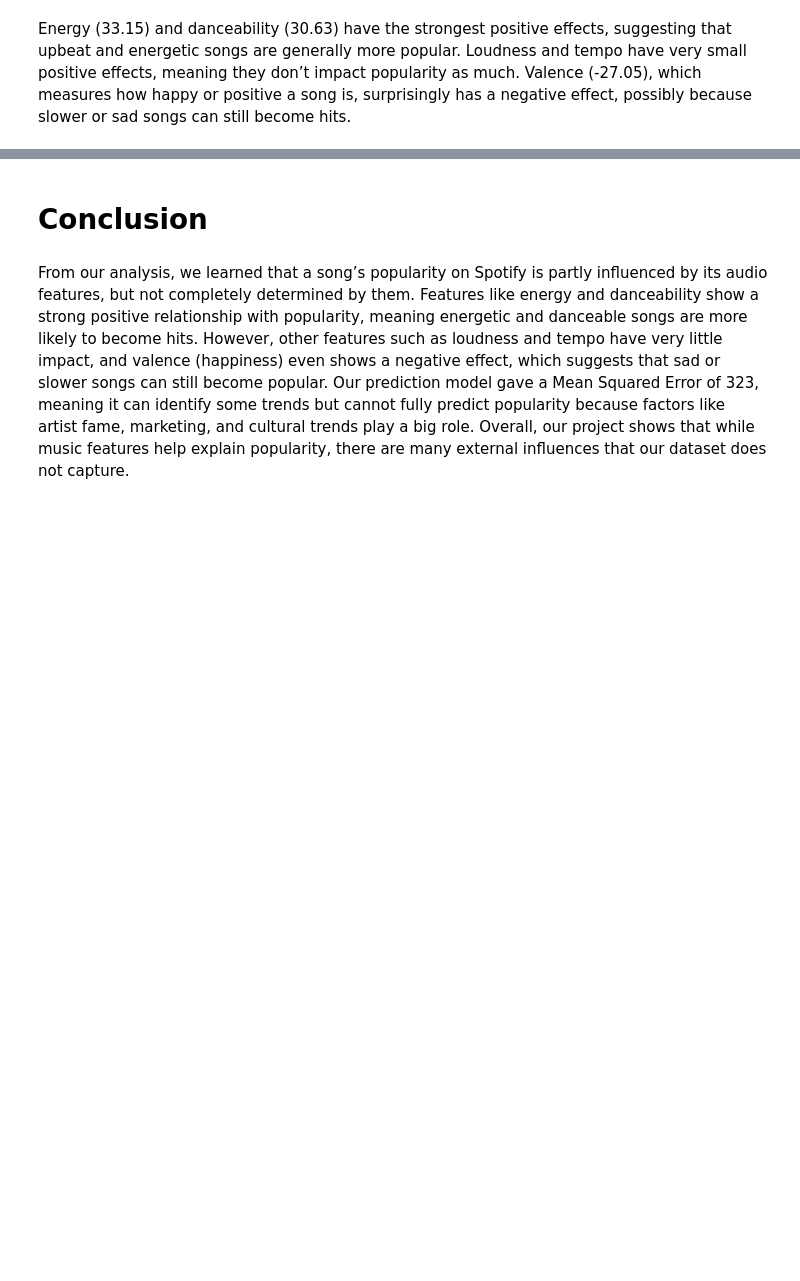
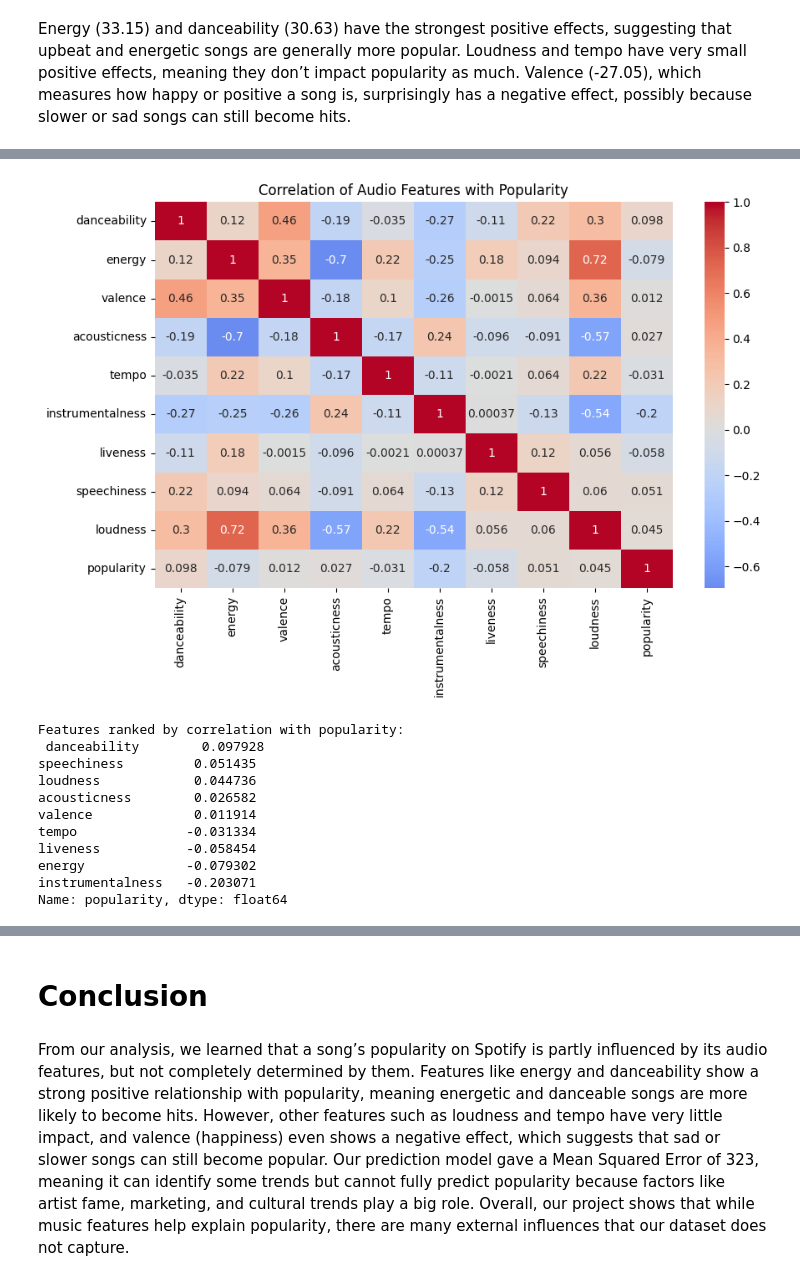
Before and after one commit to mohsayegh/spotify-data-analysis, a Jupyter notebook: spotify_project.ipynb, the cells around one changed output, grey strips where cells are left out. Cells and saved outputs as stored; diff of their text form; code cells hidden in the pictures; blank space fills up the shorter version.

Commit message:
Added Audio Features vs Popularity analysis

```diff
--- a/spotify_project.ipynb
+++ b/spotify_project.ipynb
@@ -175,28 +154,0 @@ We then create a new `genres` column for each artist and simplify it to a single
-# %%
-def get_genres_for_artist(artist_name):
-    try:
-        # Clean artist name
-        if "[" in artist_name or "," in artist_name:
-            artist_name = artist_name.split(",")[0].replace("[", "").replace("]", "").strip()
-
-        # Search Spotify for the artist (flexible search)
-        result = sp.search(q=artist_name, type="artist", limit=5)
-
-        if result['artists']['items']:
-            # Pick the artist with the highest popularity
-            best_match = max(result['artists']['items'], key=lambda a: a['popularity'])
-            return best_match['genres']
-        return []
-    except Exception as e:
-        print(f"Error with artist {artist_name}: {e}")
-        return []
-
-
-# Add genres column
-data['genres'] = data['artists'].apply(lambda x: get_genres_for_artist(x))
-
-# Keep only the first genre as the main genre
-data['main_genre'] = data['genres'].apply(lambda x: x[0] if x else "Unknown")
-
-# Preview the new columns
-data[['artists', 'main_genre']].head(10)
@@ -204,0 +171,30 @@ get_genres_for_artist("Drake")
+# %%
+# Choose only columns that exist in the dataset
+features = ['danceability', 'energy', 'valence', 'acousticness',
+            'tempo', 'instrumentalness', 'liveness', 'speechiness', 'loudness']
+
+# Create correlation matrix including popularity
+corr = data[features + ['popularity']].corr()
+
+# Plot heatmap to visualize correlations
+plt.figure(figsize=(10,6))
+sns.heatmap(corr, annot=True, cmap='coolwarm', center=0)
+plt.title("Correlation of Audio Features with Popularity")
+plt.show()
+
+# Print features sorted by how strongly they correlate with popularity
+pop_corr = corr['popularity'].drop('popularity').sort_values(ascending=False)
+print("Features ranked by correlation with popularity:\n", pop_corr)
+# %% [output]
+[figure, added]
+Features ranked by correlation with popularity:
+ danceability        0.097928
+speechiness         0.051435
+loudness            0.044736
+acousticness        0.026582
+valence             0.011914
+tempo              -0.031334
+liveness           -0.058454
+energy             -0.079302
+instrumentalness   -0.203071
+Name: popularity, dtype: float64
```
Also changed, not shown: parts of 12 cells of this notebook.
